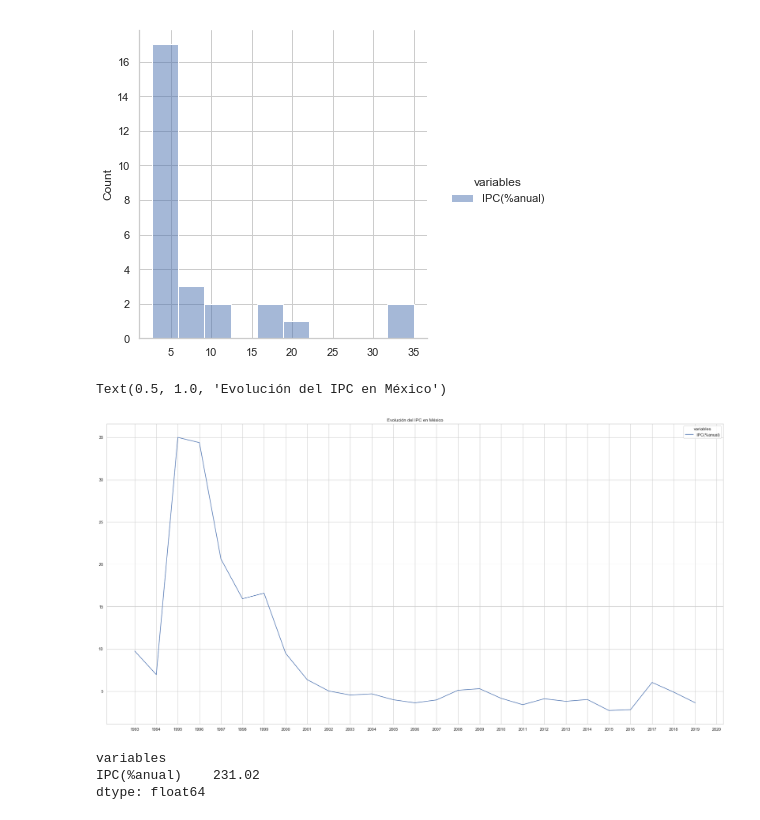
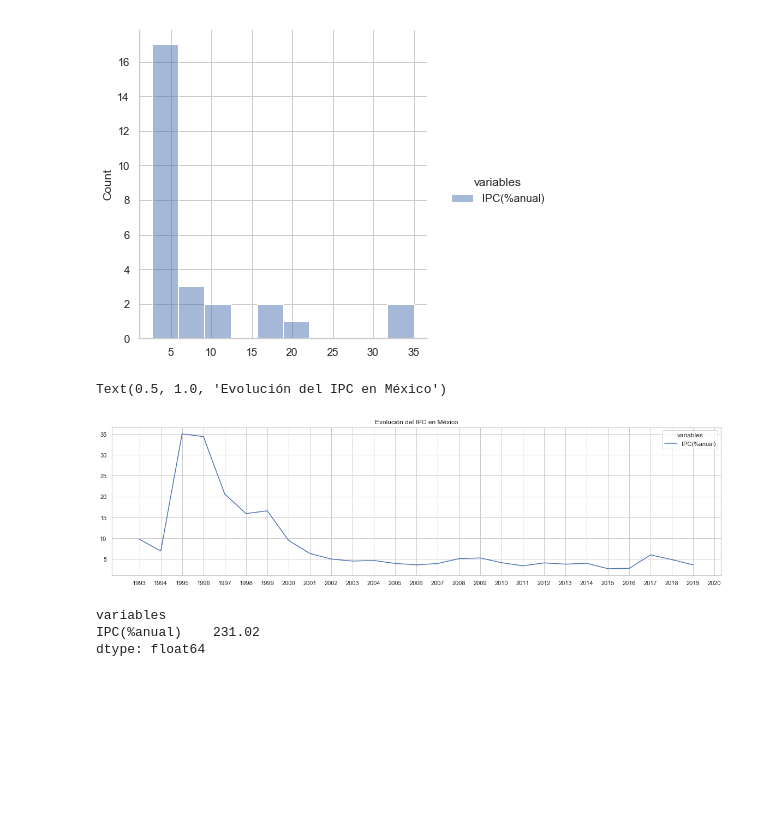
Before and after one commit to Afri-cola/Kschool-TFM, a Jupyter notebook: Edit_IPC.ipynb, the cells around one changed output. Drawn from its saved outputs; the diff is of its cells as text; code cells hidden in the pictures; blank space fills up the shorter version.

```diff
--- a/Edit_IPC.ipynb
+++ b/Edit_IPC.ipynb
@@ -59,12 +59,12 @@ sns.displot(df_IPC, bins=10)
 <seaborn.axisgrid.FacetGrid at 0x...>
 [figure]
 # %%
-plt.figure(figsize=(30,15))
+plt.figure(figsize=(20,5))
 sns.lineplot(data=df_IPC)
 plt.title('Evolución del IPC en México')
 # %% [output]
 Text(0.5, 1.0, 'Evolución del IPC en México')
-[figure, old version]
+[figure, new version]
 # %%
 df_IPC.sum()
 # %% [output]
```
